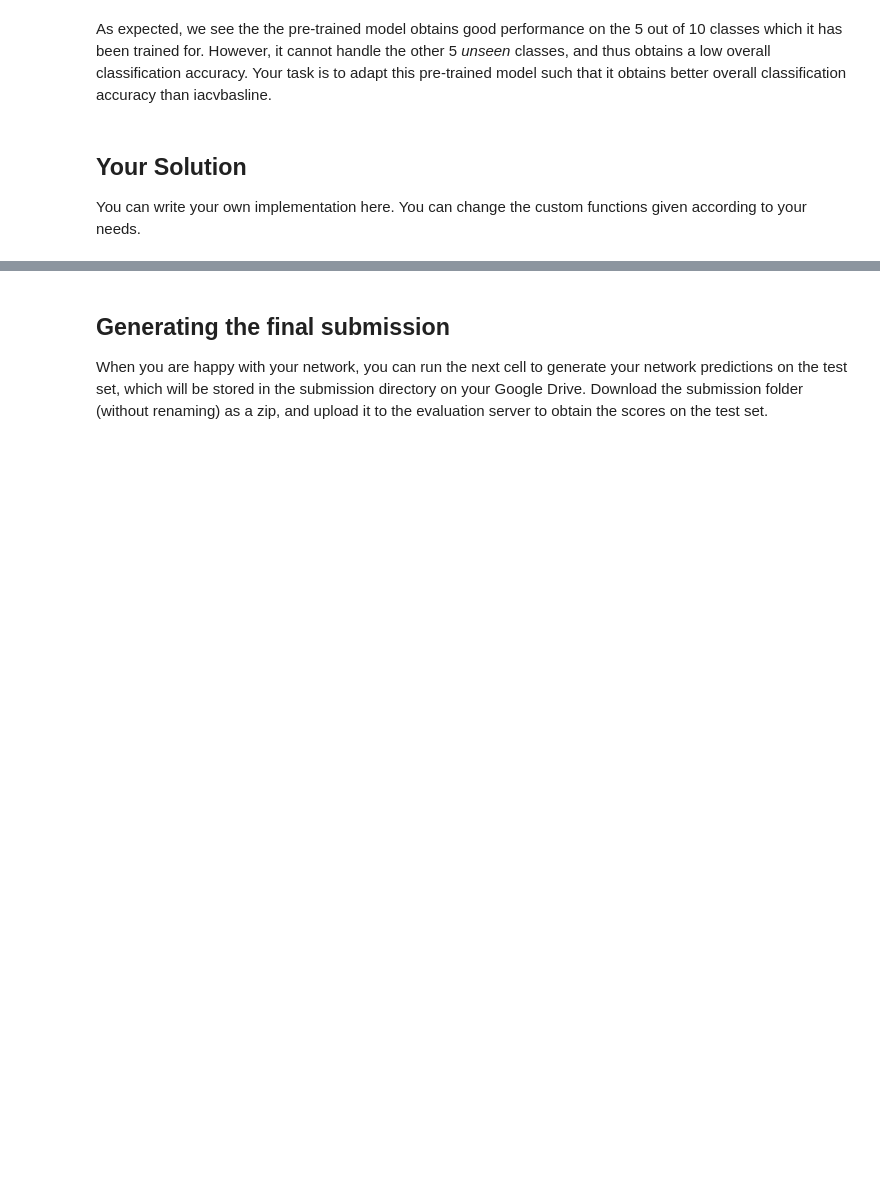
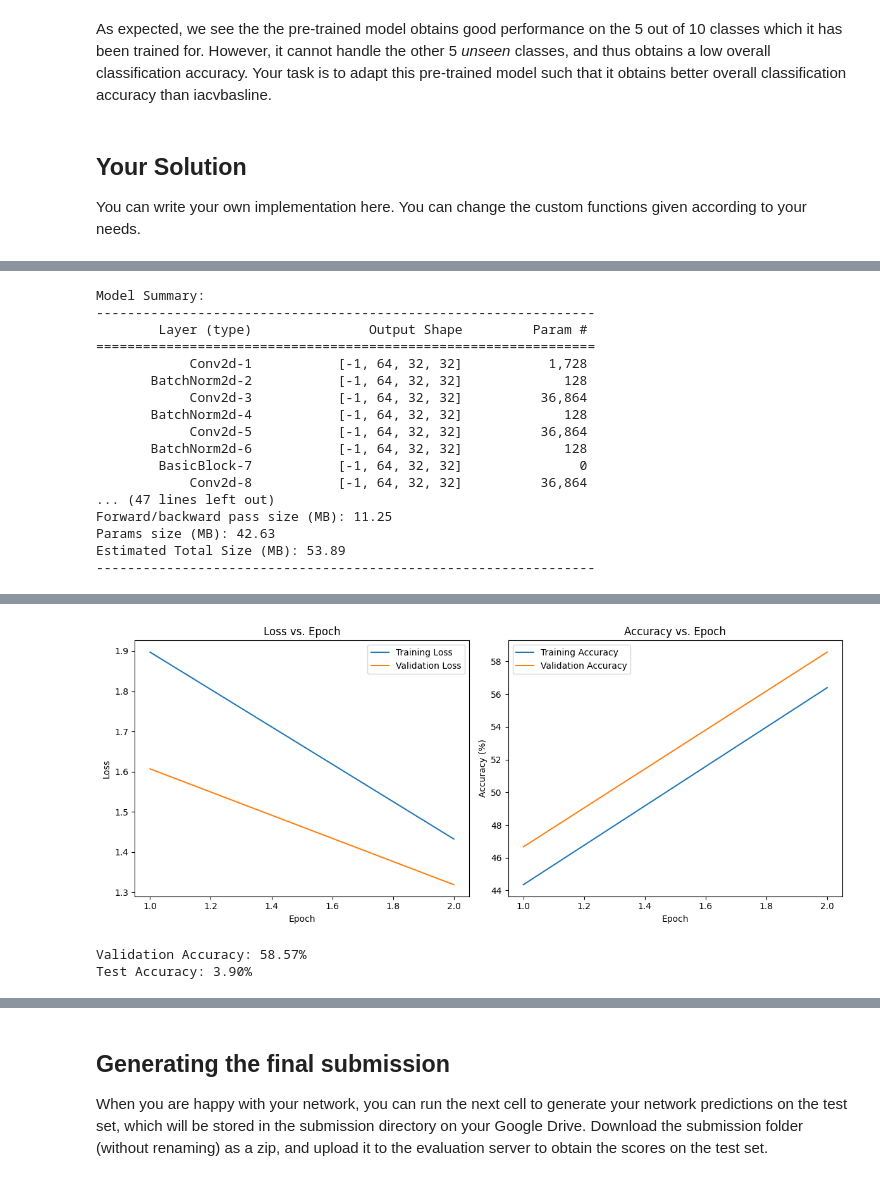
Before and after one commit to jflueck/IACV, a Jupyter notebook: 5/handout.ipynb, the cells around one changed output, grey strips where cells are left out. Cells and saved outputs as stored; diff of their text form; code cells hidden in the pictures; blank space fills up the shorter version.

```diff
--- a/5/handout.ipynb
+++ b/5/handout.ipynb
@@ -213,0 +215,74 @@ ImportError: cannot import name 'plot_training_log' from 'training' (/Users/joel
+# %%
+# For convenience reimport all custom functions
+from utils import seed_everything
+from model import generate_resnet
+from dataset import get_datasets_from_h5, get_loaders_from_datasets
+from training import train_model, plot_training_log
+from evaluation import evaluate_model
+
+from torchsummary import summary
+
+ # Give your Legi number as random seed
+seed = 15941073
+seed_everything(seed)
+
+# Modify the model to output 10 classes
+num_ftrs = model.linear.in_features
+model.linear = torch.nn.Linear(num_ftrs, 10)
+
+
+# Freeze all layers except the last one
+for name, param in model.named_parameters():
+    if 'linear' not in name:
+        param.requires_grad = False
+
+# Move model to device
+model.to(device)
+
+# Print model summary
+print("Model Summary:")
+summary(model, input_size=(3, 32, 32))
+
+# Define loss function and optimizer
+criterion = torch.nn.CrossEntropyLoss()
+optimizer = torch.optim.Adam(filter(lambda p: p.requires_grad, model.parameters()), lr=1e-3)
+
+# Train the model
+num_epochs = 2
+training_log = train_model(
+    model=model,
+    train_loader=train_loader,
+    val_loader=val_loader,
+    criterion=criterion,
+    optimizer=optimizer,
+    num_epochs=num_epochs,
+    device=device
+)
+
+# Plot training and validation loss
+plot_training_log(training_log)
+
+# Evaluate the model on validation and test sets
+val_accuracy = evaluate_model(model, val_loader, device=device)
+test_accuracy = evaluate_model(model, test_loader, device=device)
+
+print(f'Validation Accuracy: {val_accuracy*100:.2f}%')
+print(f'Test Accuracy: {test_accuracy*100:.2f}%')
+# %% [output]
+Model Summary:
+----------------------------------------------------------------
+        Layer (type)               Output Shape         Param #
+================================================================
+            Conv2d-1           [-1, 64, 32, 32]           1,728
+       BatchNorm2d-2           [-1, 64, 32, 32]             128
+            Conv2d-3           [-1, 64, 32, 32]          36,864
+       BatchNorm2d-4           [-1, 64, 32, 32]             128
+            Conv2d-5           [-1, 64, 32, 32]          36,864
+       BatchNorm2d-6           [-1, 64, 32, 32]             128
+        BasicBlock-7           [-1, 64, 32, 32]               0
+            Conv2d-8           [-1, 64, 32, 32]          36,864
+... (47 lines left out)
+Forward/backward pass size (MB): 11.25
+Params size (MB): 42.63
+Estimated Total Size (MB): 53.89
+----------------------------------------------------------------
@@ -213,0 +293,3 @@ ImportError: cannot import name 'plot_training_log' from 'training' (/Users/joel
+[figure, added]
+Validation Accuracy: 58.57%
+Test Accuracy: 3.90%
```
Also changed, not shown: parts of 10 cells of this notebook, 2 other files.
